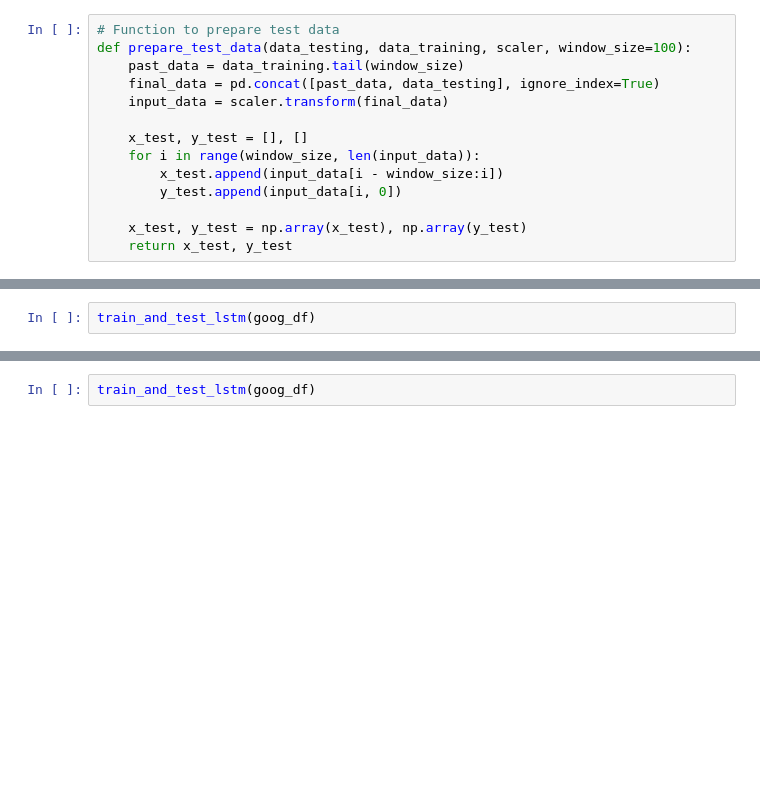
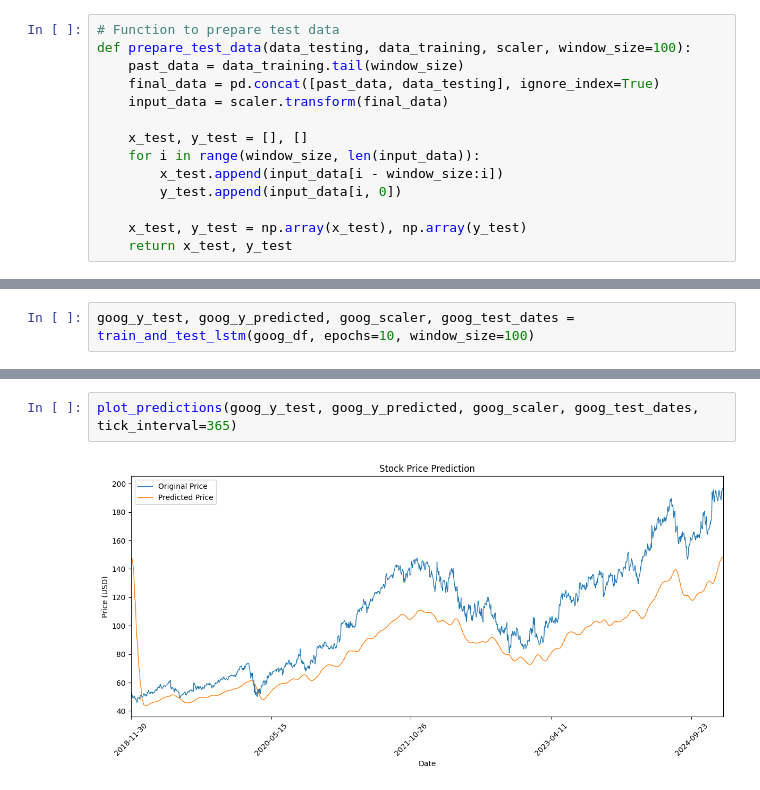
Before and after one commit to JoyChang10/Forkaia, a Jupyter notebook: task1000/stacked_lstm/stock_prediction.ipynb, the cells around one changed output, grey strips where cells are left out. Drawn from its saved outputs; the diff is of its cells as text; blank space fills up the shorter version.

```diff
--- a/task1000/stacked_lstm/stock_prediction.ipynb
+++ b/task1000/stacked_lstm/stock_prediction.ipynb
@@ -133,2 +194,0 @@ Epoch 10/10
-# %%
-train_and_test_lstm(goog_df)
@@ -136,0 +200,2 @@ ValueError: could not convert string to float: 'GOOG'
+# %%
+goog_y_test, goog_y_predicted, goog_scaler, goog_test_dates = train_and_test_lstm(goog_df, epochs=10, window_size=100)
@@ -137,2 +220,4 @@ ValueError: could not convert string to float: 'GOOG'
 # %%
-train_and_test_lstm(goog_df)
+plot_predictions(goog_y_test, goog_y_predicted, goog_scaler, goog_test_dates, tick_interval=365)
+# %% [output]
+[figure, added]
```
Also changed, not shown: parts of 14 cells of this notebook.
